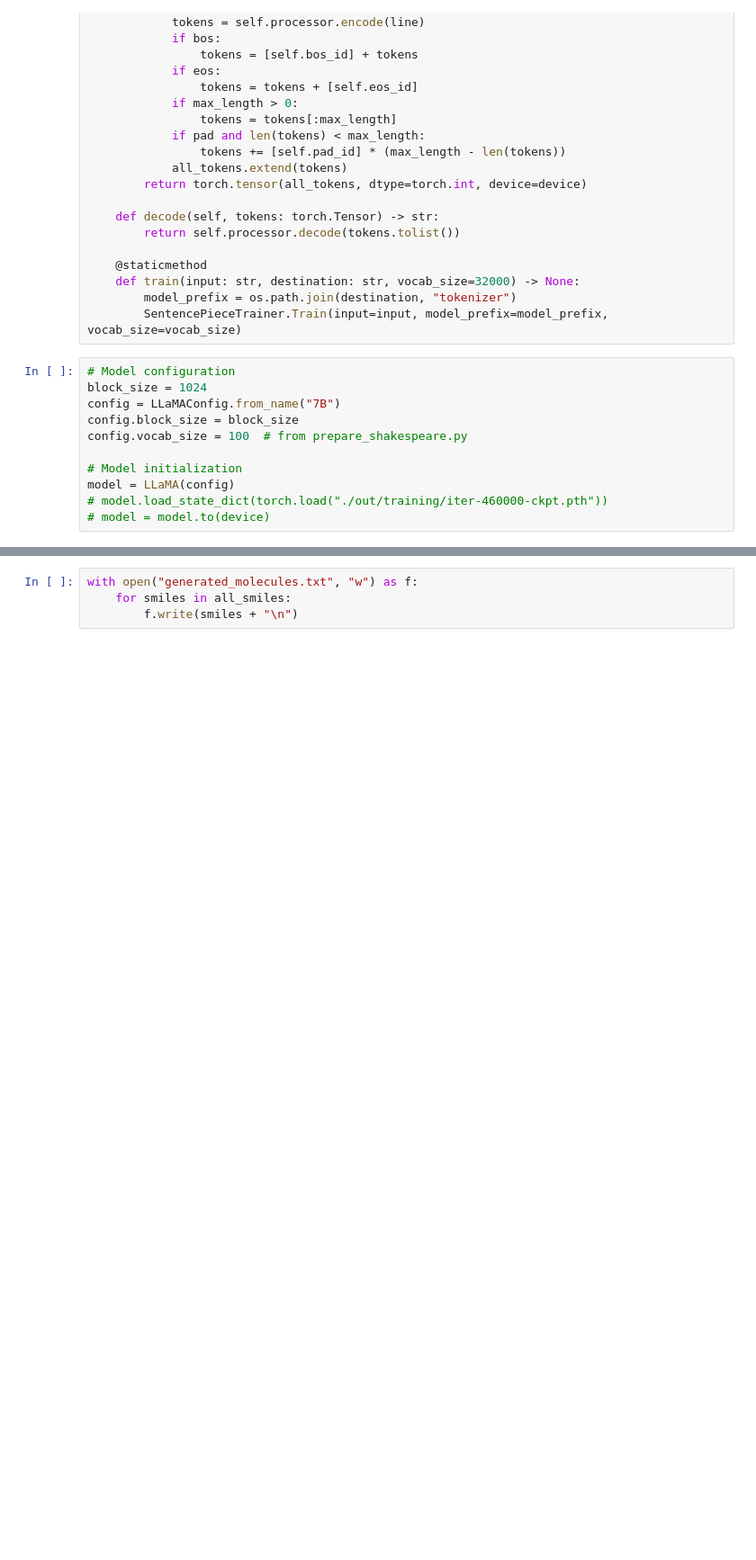
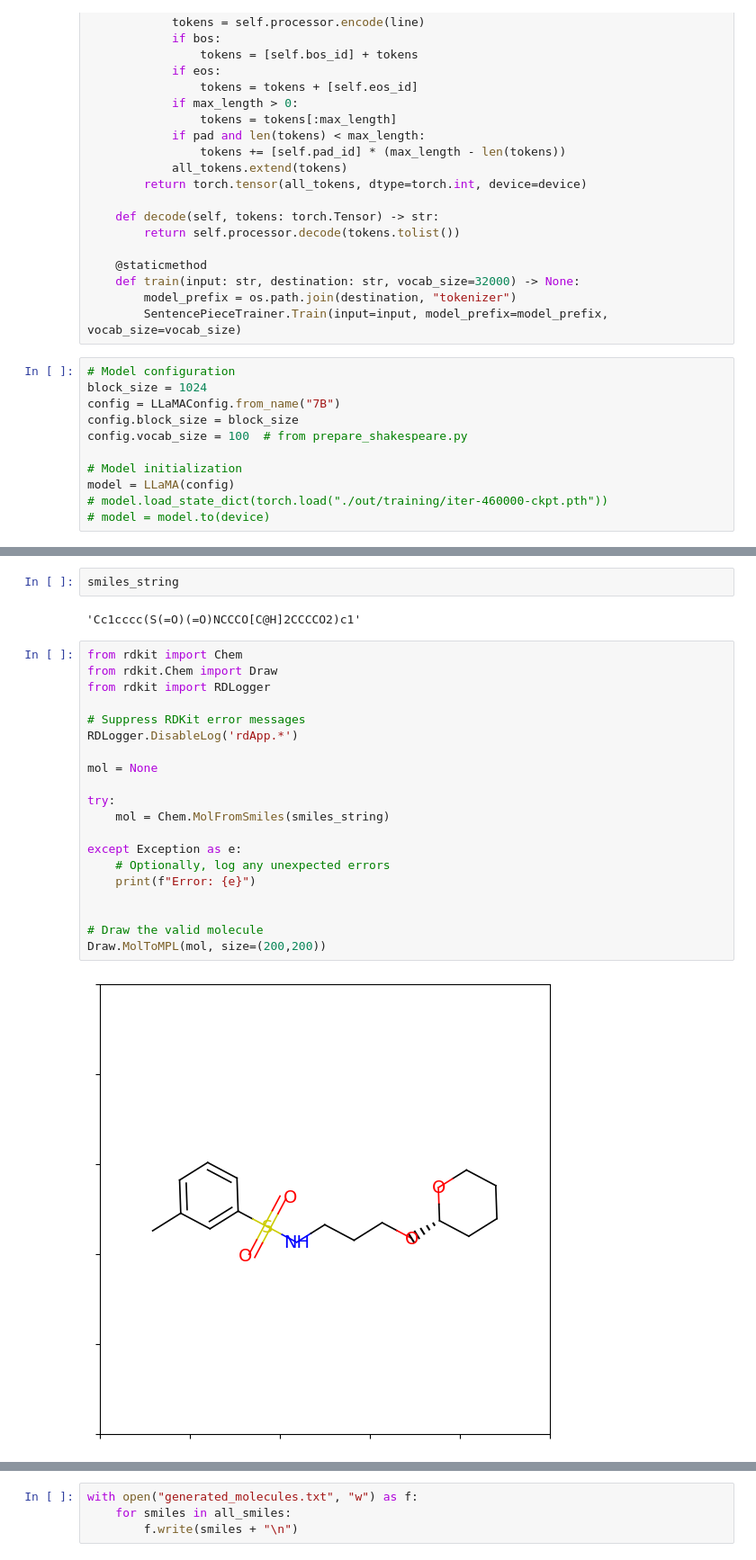
Before and after one commit to catorch/LLaMA-Mol, a Jupyter notebook: 3_mol_gen_pre-trained.ipynb, the cells around one changed output, grey strips where cells are left out. Shown: that part at 90% size. Saved outputs shown, nothing was run; the diff lists cells and outputs as text; blank space fills up the shorter version.

Commit message:
visualize generated molecule

```diff
--- a/3_mol_gen_pre-trained.ipynb
+++ b/3_mol_gen_pre-trained.ipynb
@@ -719 +719,27 @@ Time for inference 2: 1.88 sec total, 13.84 tokens/sec
 Memory used: 2.06 GB
+# %%
+smiles_string
+# %% [output]
+'Cc1cccc(S(=O)(=O)NCCCO[C@H]2CCCCO2)c1'
+# %%
+from rdkit import Chem
+from rdkit.Chem import Draw
+from rdkit import RDLogger
+
+# Suppress RDKit error messages
+RDLogger.DisableLog('rdApp.*')
+
+mol = None
+
+try:
+    mol = Chem.MolFromSmiles(smiles_string)
+
+except Exception as e:
+    # Optionally, log any unexpected errors
+    print(f"Error: {e}")
+
+
+# Draw the valid molecule
+Draw.MolToMPL(mol, size=(200,200))
+# %% [output]
+[figure, added]
```
Also changed, not shown: parts of 5 cells of this notebook, 1 other file.
